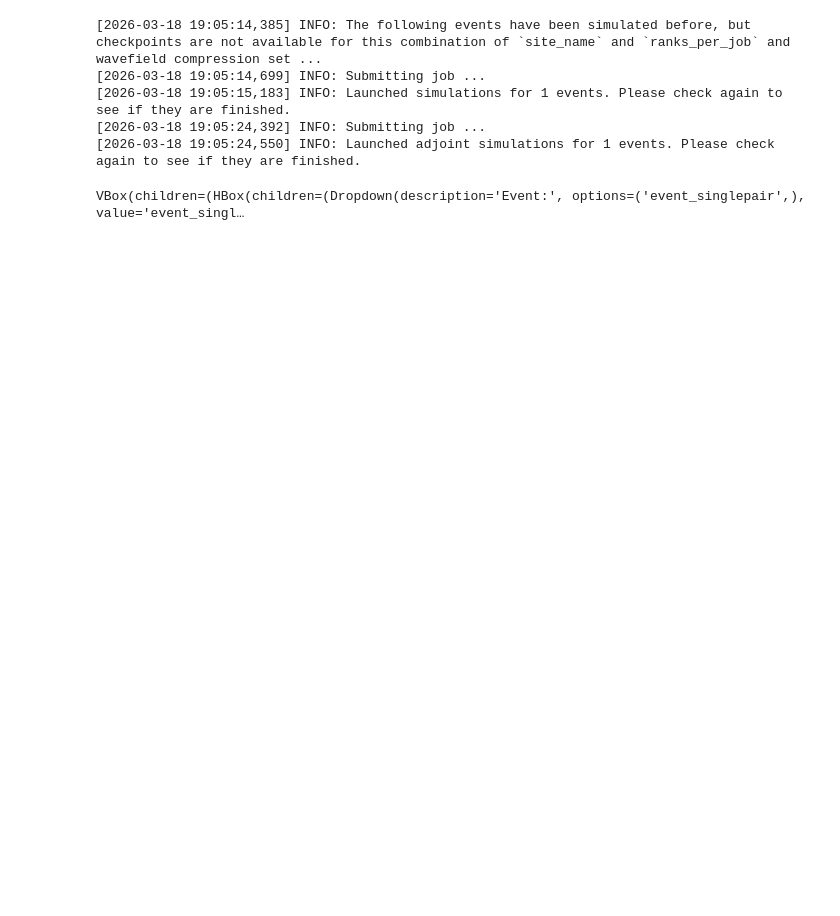
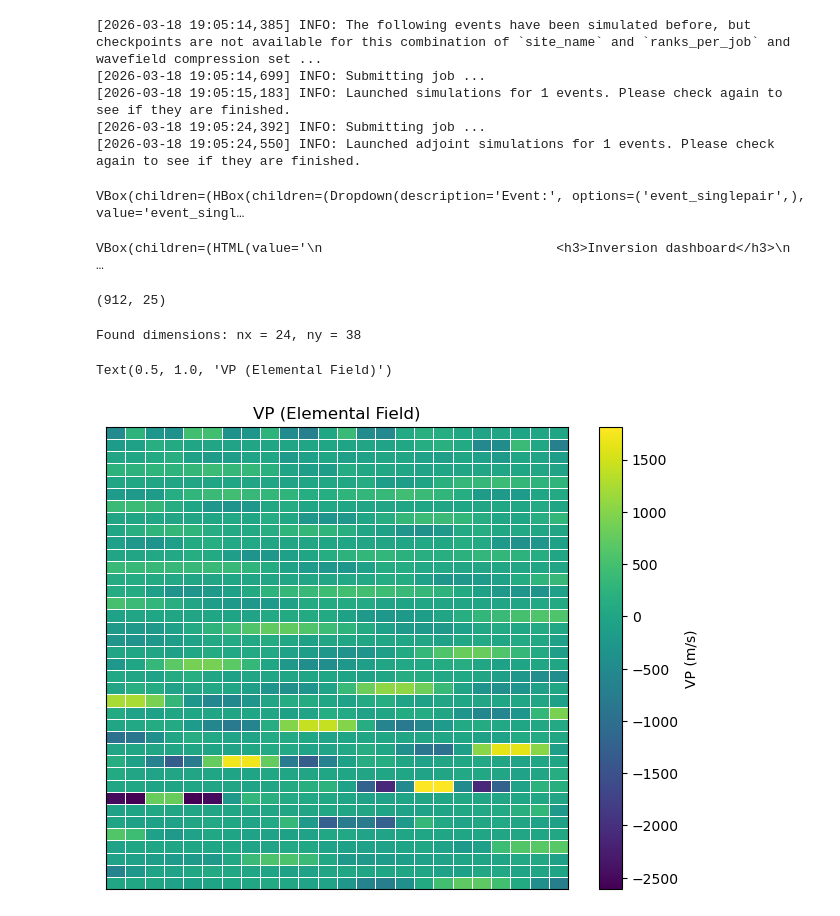
Before and after one commit to oliverwfy/acoustic_FWI_velocity_underwater, a Jupyter notebook: tomography/acoustic_FWI.ipynb, the cells around one changed output. Cells and saved outputs as stored; diff of their text form; code cells hidden in the pictures; blank space fills up the shorter version.

```diff
--- a/tomography/acoustic_FWI.ipynb
+++ b/tomography/acoustic_FWI.ipynb
@@ -420,3 +756,68 @@ p.viz.nb.gradients(
 [2026-03-18 19:05:24,392] INFO: Submitting job ...
 [2026-03-18 19:05:24,550] INFO: Launched adjoint simulations for 1 events. Please check again to see if they are finished.
 VBox(children=(HBox(children=(Dropdown(description='Event:', options=('event_singlepair',), value='event_singl…
+# %%
+p.viz.nb.inversion(inverse_problem_configuration="inversion_L2")
+# %% [output]
+VBox(children=(HTML(value='\n                              <h3>Inversion dashboard</h3>\n                     …
+# %%
+mesh = p.inversions.get_model(inverse_problem_configuration="inversion_L2", iteration_id=4)
+init_mesh = p.simulations.get_mesh(simulation_configuration='forward_simulation_layred_model')
+# %%
+# shape (912,25)
+mesh.element_nodal_fields['VP']
+
+# shape (14841, 2)
+mesh.points
+# %% [output]
+(912, 25)
+# %%
+# Known values from your attributes
+num_elements = mesh.connectivity.shape[0]  # 912
+nodes_per_elem = mesh.connectivity.shape[1] # 25
+num_points = mesh.points.shape[0]          # 14841
+
+# 1. Derive the order k (nodes per side is k+1)
+k = int(np.sqrt(nodes_per_elem)) - 1 # 4
+
+# 2. Iterate through factors of num_elements to find the match
+for nx in range(1, num_elements + 1):
+    if num_elements % nx == 0:
+        ny = num_elements // nx
+        # Check if this combination yields the correct global point count
+        if (nx * k + 1) * (ny * k + 1) == num_points:
+            print(f"Found dimensions: nx = {nx}, ny = {ny}")
+            break
+# %% [output]
+Found dimensions: nx = 24, ny = 38
+# %%
+vp_field = np.mean(mesh.element_nodal_fields['VP'], axis=1)*5000
+vp_grid = vp_field.reshape((ny, nx))
+
+x_edges = np.linspace(0, 1, nx+1)
+y_edges = np.linspace(0, 1, ny+1)
+
+# Create high-resolution figure
+fig, ax = plt.subplots(figsize=(8, 6), dpi=100)
+
+# Plot with thicker lines
+pc = ax.pcolormesh(x_edges, y_edges, vp_grid, cmap="viridis",
+                   edgecolors='white', linewidth=0.5, rasterized=True)  # Thicker grid lines
+
+# Colorbar
+cbar = plt.colorbar(pc, ax=ax)
+cbar.set_label("VP (m/s)")
+
+# Hide all ticks and labels
+ax.set_xticks([])
+ax.set_yticks([])
+ax.set_xticklabels([])
+ax.set_yticklabels([])
+# pc.set_clim(vmin=5000, vmax=6000)  # Set colorbar limits
+
+# Keep square aspect and clean layout
+ax.set_aspect("equal")
+plt.title("VP (Elemental Field)")
+# %% [output]
+Text(0.5, 1.0, 'VP (Elemental Field)')
+[figure, added]
```
Also changed, not shown: parts of 15 cells of this notebook, 7 other files.
